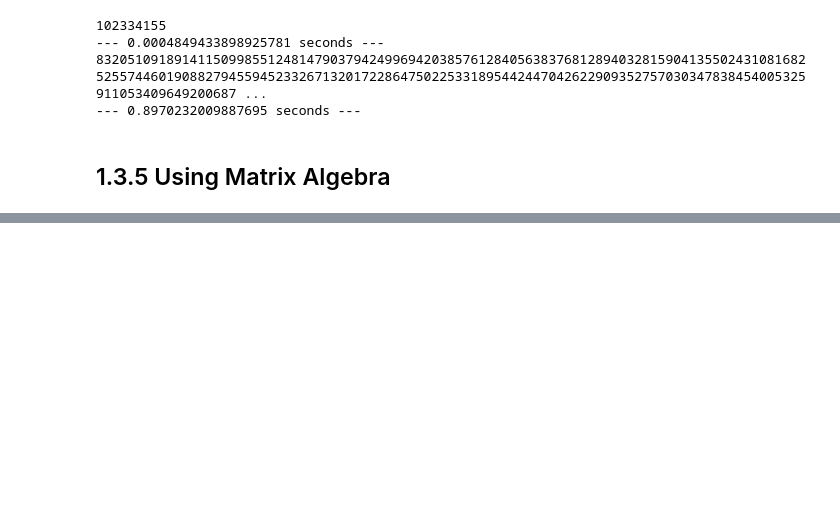
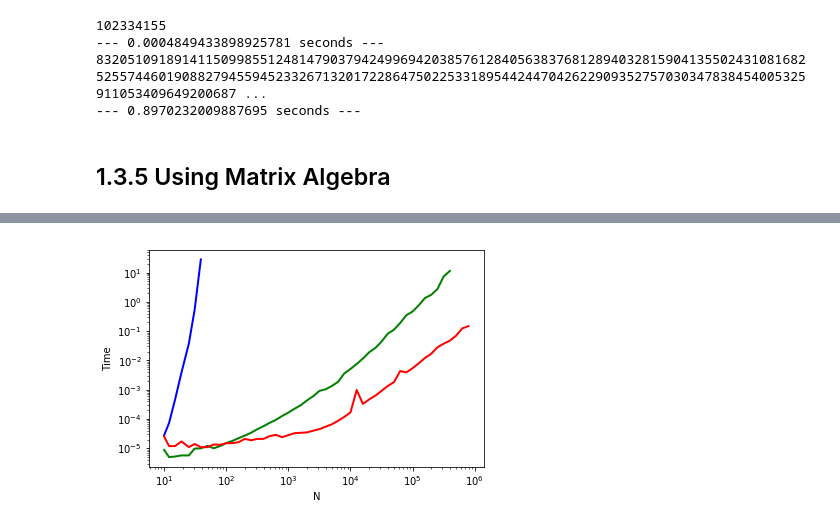
Before and after one commit to cullenluong/computational-physics-class-404-604-Spring-2018, a Jupyter notebook: Lect2-Copy1.ipynb, the cells around one changed output, grey strips where cells are left out. Saved outputs shown, nothing was run; the diff lists cells and outputs as text; code cells hidden in the pictures; blank space fills up the shorter version.

```diff
--- a/Lect2-Copy1.ipynb
+++ b/Lect2-Copy1.ipynb
@@ -308,0 +366,14 @@ print("--- %s seconds ---" % (time.time() - start_time))
+# %%
+import numpy as np
+import matplotlib.pyplot as plt
+
+plt.plot(iarray2,timearray2 , 'b-', lw=2)
+plt.plot(iarray4,timearray4 , 'g-', lw=2)
+plt.plot(iarray5,timearray5 , 'r-', lw=2)
+plt.xscale('log')
+plt.yscale('log')
+plt.xlabel('N')
+plt.ylabel('Time')
+plt.show()
+# %% [output]
+[figure, added]
```
Also changed, not shown: parts of 3 cells of this notebook.
